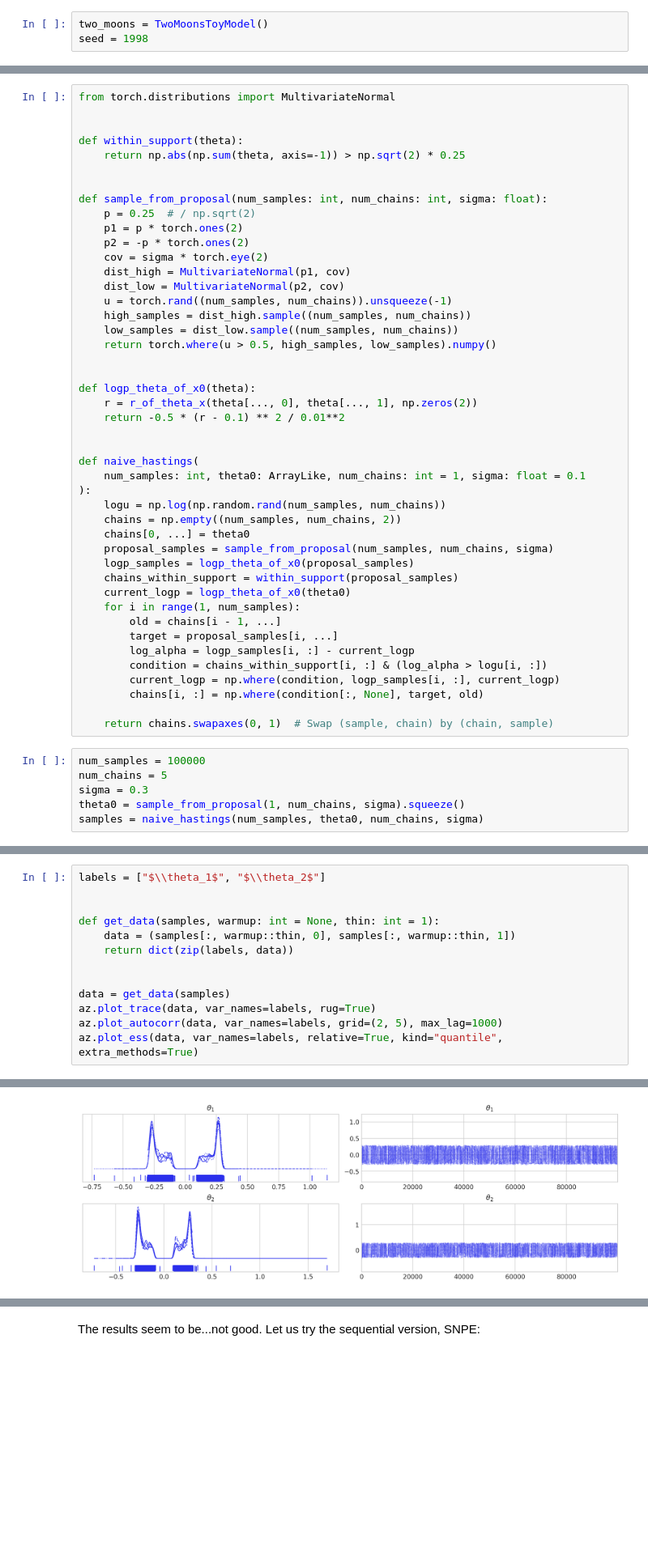
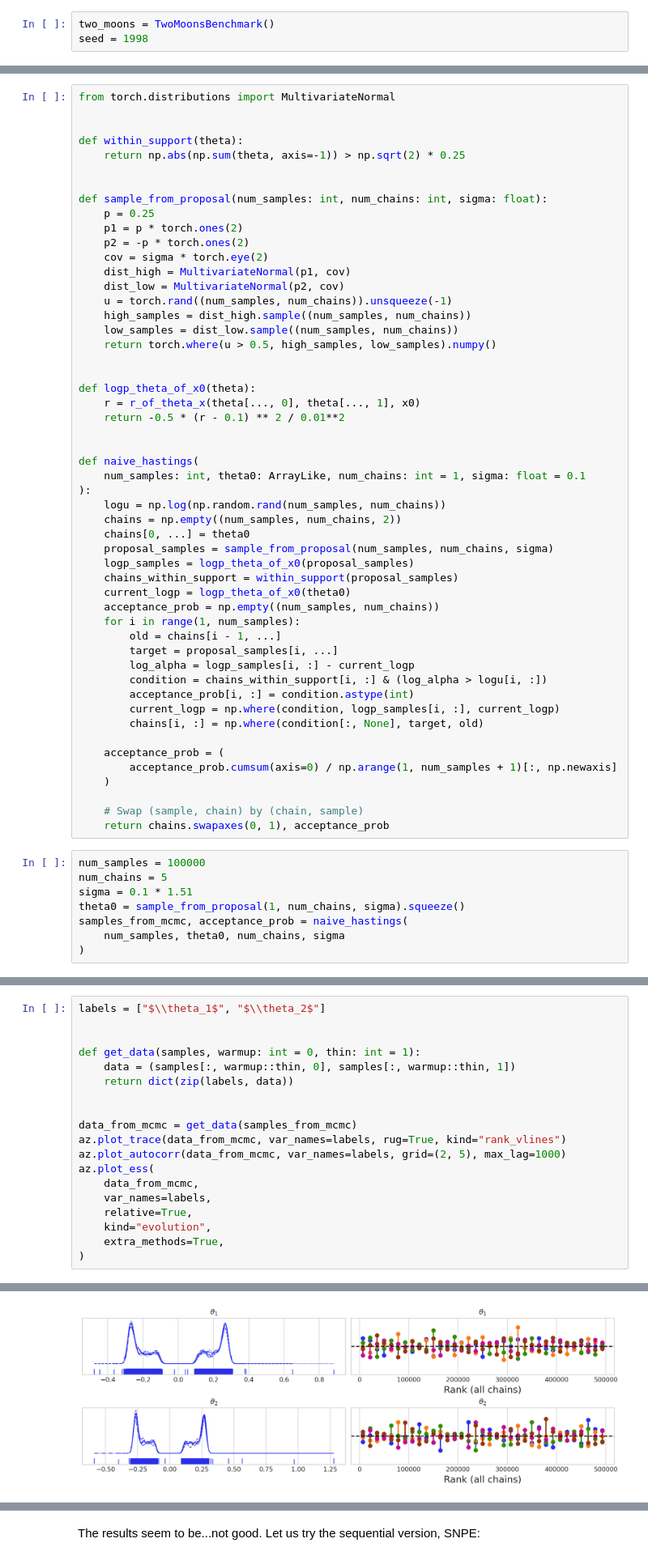
Before and after one commit to binado/sbisandbox, a Jupyter notebook: notebooks/twomoons.ipynb, the cells around one changed output, grey strips where cells are left out. Shown at 81% size. Cells and saved outputs as stored; diff of their text form; blank space fills up the shorter version.

```diff
--- a/notebooks/twomoons.ipynb
+++ b/notebooks/twomoons.ipynb
@@ -41,4 +50,4 @@ Using matplotlib backend: module://matplotlib_inline.backend_inline
 # %%
-two_moons = TwoMoonsToyModel()
+two_moons = TwoMoonsBenchmark()
 seed = 1998
 # %% [markdown]
@@ -161,7 +170,7 @@ def within_support(theta):
 
 
 def sample_from_proposal(num_samples: int, num_chains: int, sigma: float):
-    p = 0.25  # / np.sqrt(2)
+    p = 0.25
     p1 = p * torch.ones(2)
     p2 = -p * torch.ones(2)
     cov = sigma * torch.eye(2)
@@ -174,7 +183,7 @@ def sample_from_proposal(num_samples: int, num_chains: int, sigma: float):
 
 
 def logp_theta_of_x0(theta):
-    r = r_of_theta_x(theta[..., 0], theta[..., 1], np.zeros(2))
+    r = r_of_theta_x(theta[..., 0], theta[..., 1], x0)
     return -0.5 * (r - 0.1) ** 2 / 0.01**2
 
 
@@ -188,19 +197,28 @@ def naive_hastings(
     logp_samples = logp_theta_of_x0(proposal_samples)
     chains_within_support = within_support(proposal_samples)
     current_logp = logp_theta_of_x0(theta0)
+    acceptance_prob = np.empty((num_samples, num_chains))
     for i in range(1, num_samples):
         old = chains[i - 1, ...]
         target = proposal_samples[i, ...]
         log_alpha = logp_samples[i, :] - current_logp
         condition = chains_within_support[i, :] & (log_alpha > logu[i, :])
+        acceptance_prob[i, :] = condition.astype(int)
         current_logp = np.where(condition, logp_samples[i, :], current_logp)
         chains[i, :] = np.where(condition[:, None], target, old)
 
-    return chains.swapaxes(0, 1)  # Swap (sample, chain) by (chain, sample)
+    acceptance_prob = (
+        acceptance_prob.cumsum(axis=0) / np.arange(1, num_samples + 1)[:, np.newaxis]
+    )
+
+    # Swap (sample, chain) by (chain, sample)
+    return chains.swapaxes(0, 1), acceptance_prob
 # %%
 num_samples = 100000
 num_chains = 5
-sigma = 0.3
+sigma = 0.1 * 1.51
 theta0 = sample_from_proposal(1, num_chains, sigma).squeeze()
-samples = naive_hastings(num_samples, theta0, num_chains, sigma)
+samples_from_mcmc, acceptance_prob = naive_hastings(
+    num_samples, theta0, num_chains, sigma
+)
 # %% [markdown]
@@ -209,13 +239,19 @@ Our implementation takes very few seconds to generate the samples. Let us plot s
 labels = ["$\\theta_1$", "$\\theta_2$"]
 
 
-def get_data(samples, warmup: int = None, thin: int = 1):
+def get_data(samples, warmup: int = 0, thin: int = 1):
     data = (samples[:, warmup::thin, 0], samples[:, warmup::thin, 1])
     return dict(zip(labels, data))
 
 
-data = get_data(samples)
-az.plot_trace(data, var_names=labels, rug=True)
-az.plot_autocorr(data, var_names=labels, grid=(2, 5), max_lag=1000)
-az.plot_ess(data, var_names=labels, relative=True, kind="quantile", extra_methods=True)
+data_from_mcmc = get_data(samples_from_mcmc)
+az.plot_trace(data_from_mcmc, var_names=labels, rug=True, kind="rank_vlines")
+az.plot_autocorr(data_from_mcmc, var_names=labels, grid=(2, 5), max_lag=1000)
+az.plot_ess(
+    data_from_mcmc,
+    var_names=labels,
+    relative=True,
+    kind="evolution",
+    extra_methods=True,
+)
 # %% [output]
@@ -224,2 +260,2 @@ array([<Axes: title={'center': '$\\theta_1$'}, xlabel='Quantile', ylabel='Relati
       dtype=object)
-[figure, old version]
+[figure, new version]
```
Also changed, not shown: parts of 50 cells of this notebook.
